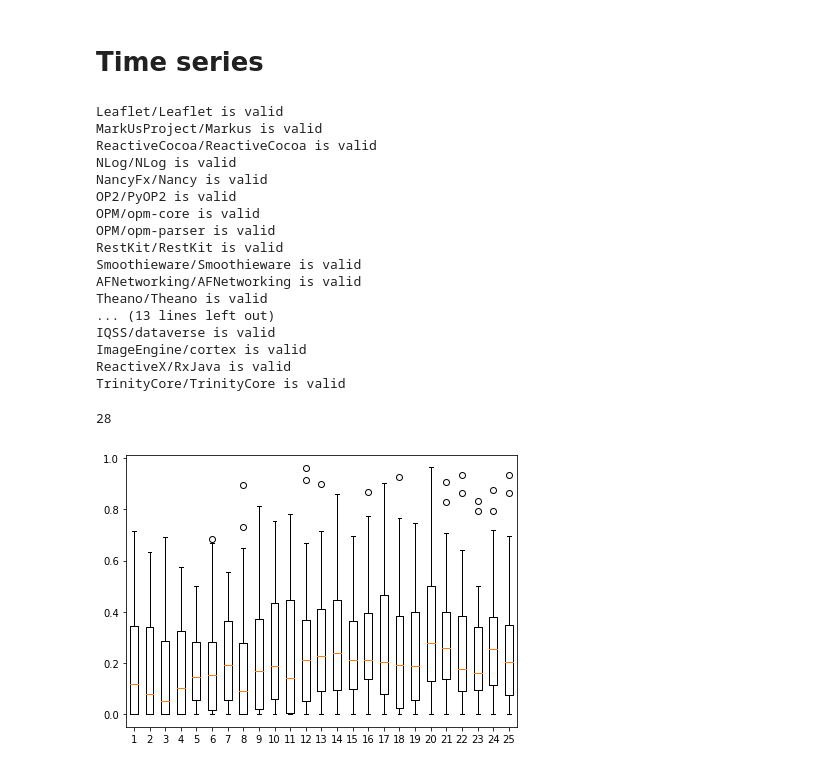
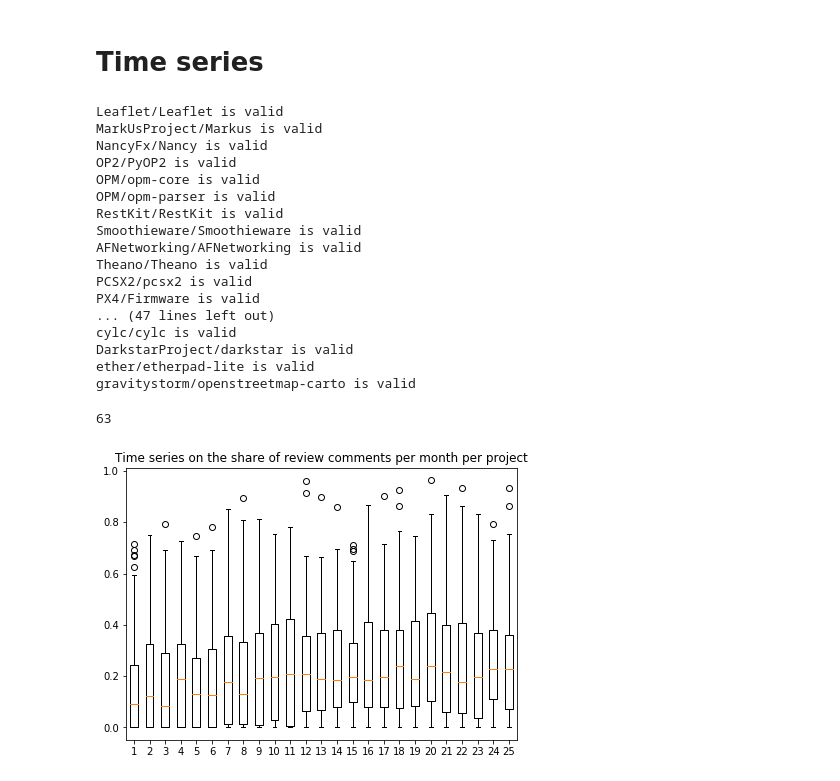
Before and after one commit to TheDutchDevil/code_reviews, a Jupyter notebook: analysis/share_of_comments.ipynb, the cells around one changed output. Drawn from its saved outputs; the diff is of its cells as text; code cells hidden in the pictures.

```diff
--- a/analysis/share_of_comments.ipynb
+++ b/analysis/share_of_comments.ipynb
@@ -15,6 +15,8 @@ database = mongo_client["graduation"]
 pull_requests_collection = database["pull_requests"]
 
 projects_collection = database["projects"]
+
+commits_collection = database["commits"]
 # %% [output]
 The autoreload extension is already loaded. To reload it, use:
   %reload_ext autoreload
@@ -308,16 +317,15 @@ for project in projects:
         total = total_review_comments + total_general_comments
 
         if total == 0:
-            continue
+            share_review_comments = 0
+        else:
+            share_review_comments = total_review_comments / total
 
-        share_review_comments = total_review_comments / total
 
         metrics[i].append(share_review_comments)
 # %% [output]
 Leaflet/Leaflet is valid
 MarkUsProject/Markus is valid
-ReactiveCocoa/ReactiveCocoa is valid
-NLog/NLog is valid
 NancyFx/Nancy is valid
 OP2/PyOP2 is valid
 OPM/opm-core is valid
@@ -326,19 +334,23 @@ RestKit/RestKit is valid
 Smoothieware/Smoothieware is valid
 AFNetworking/AFNetworking is valid
 Theano/Theano is valid
-... (13 lines left out)
-IQSS/dataverse is valid
-ImageEngine/cortex is valid
-ReactiveX/RxJava is valid
-TrinityCore/TrinityCore is valid
+PCSX2/pcsx2 is valid
+PX4/Firmware is valid
+... (47 lines left out)
+cylc/cylc is valid
+DarkstarProject/darkstar is valid
+ether/etherpad-lite is valid
+gravitystorm/openstreetmap-carto is valid
 # %%
 plt.figure(figsize=(7,5))
 
 print(len(metrics[0]))
 
 plt.boxplot(metrics)
 
+plt.title("Time series on the share of review comments per month per project")
+
 plt.show()
 # %% [output]
-28
+63
-[figure, old version]
+[figure, new version]
```
Also changed, not shown: parts of 9 cells of this notebook, 40 other files.
